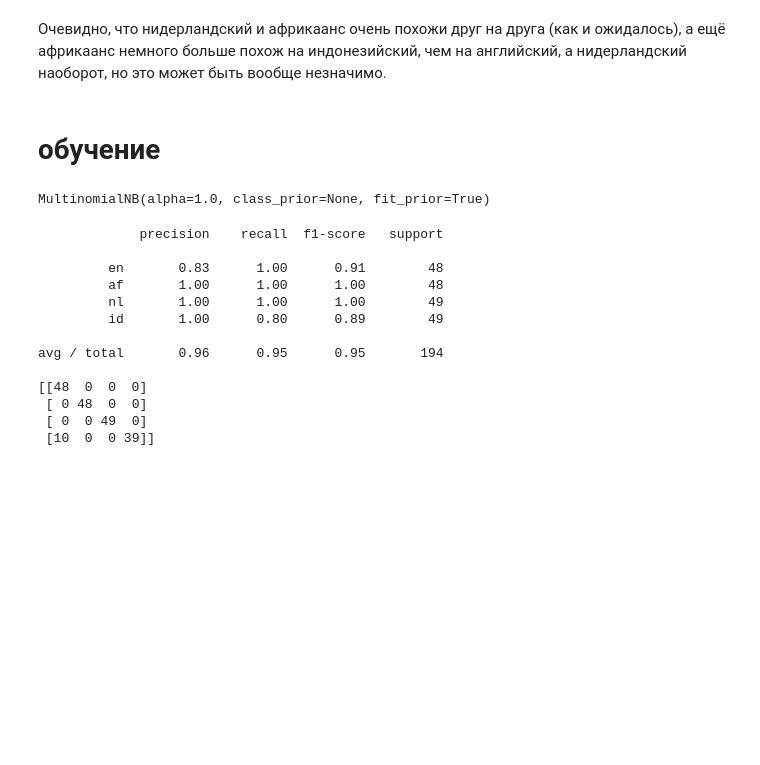
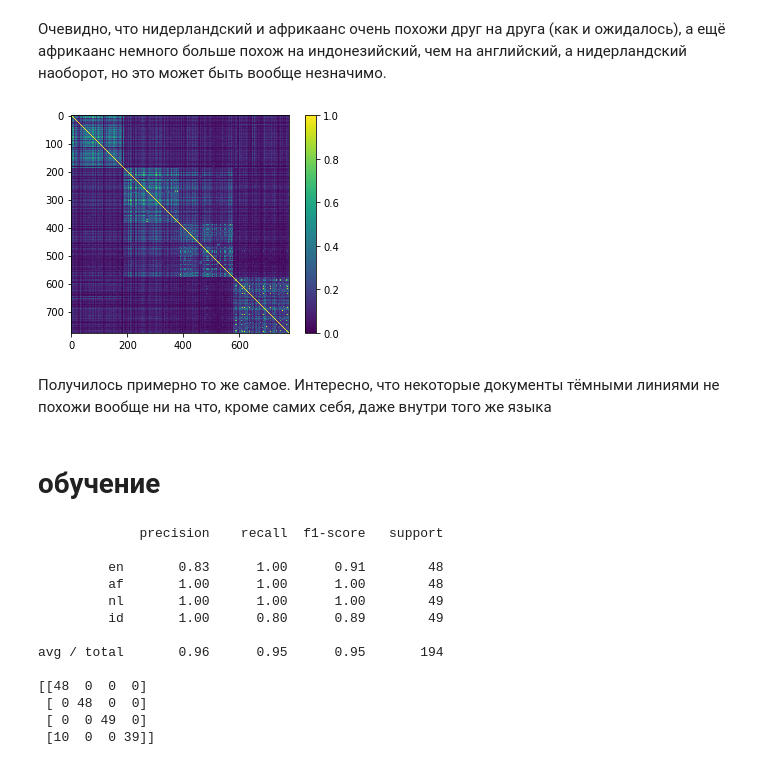
Before and after one commit to BasilisAndr/compling, a Jupyter notebook: langdetect_a_hw/langdetect_a_hw.ipynb, the cells around one changed output. Drawn from its saved outputs; the diff is of its cells as text; code cells hidden in the pictures; blank space fills up the shorter version.

```diff
--- a/langdetect_a_hw/langdetect_a_hw.ipynb
+++ b/langdetect_a_hw/langdetect_a_hw.ipynb
@@ -101,6 +102,25 @@ plt.show()
 [figure]
 # %% [markdown]
 Очевидно, что нидерландский и африкаанс очень похожи друг на друга (как и ожидалось), а ещё африкаанс немного больше похож на индонезийский, чем на английский, а нидерландский наоборот, но это может быть вообще незначимо.
+# %%
+# можно, конечно, построить такую матрицу и для текстов
+
+vect = TfidfVectorizer(ngram_range=(3,3), analyzer='char', preprocessor=preproc)
+matr = vect.fit_transform(articles['text'])
+
+similarities = cosine_similarity(matr)
+
+
+import matplotlib.pyplot as plt
+%matplotlib inline
+
+plt.imshow(similarities)
+plt.colorbar()
+plt.show()
+# %% [output]
+[figure, added]
+# %% [markdown]
+Получилось примерно то же самое. Интересно, что некоторые документы тёмными линиями не похожи вообще ни на что, кроме самих себя, даже внутри того же языка
 # %% [markdown]
 # обучение
 # %%
@@ -113,8 +136,3 @@ X_train, X_test, y_train, y_test = train_test_split(matr, articles['lg'])
-# %%
-nb = MultinomialNB()
-nb.fit(X_train, y_train)
-# %% [output]
-MultinomialNB(alpha=1.0, class_prior=None, fit_prior=True)
 # %%
 langs = ['en', 'af', 'nl', 'id']
 pred = nb.predict(X_test)
```
Also changed, not shown: parts of 8 cells of this notebook.
